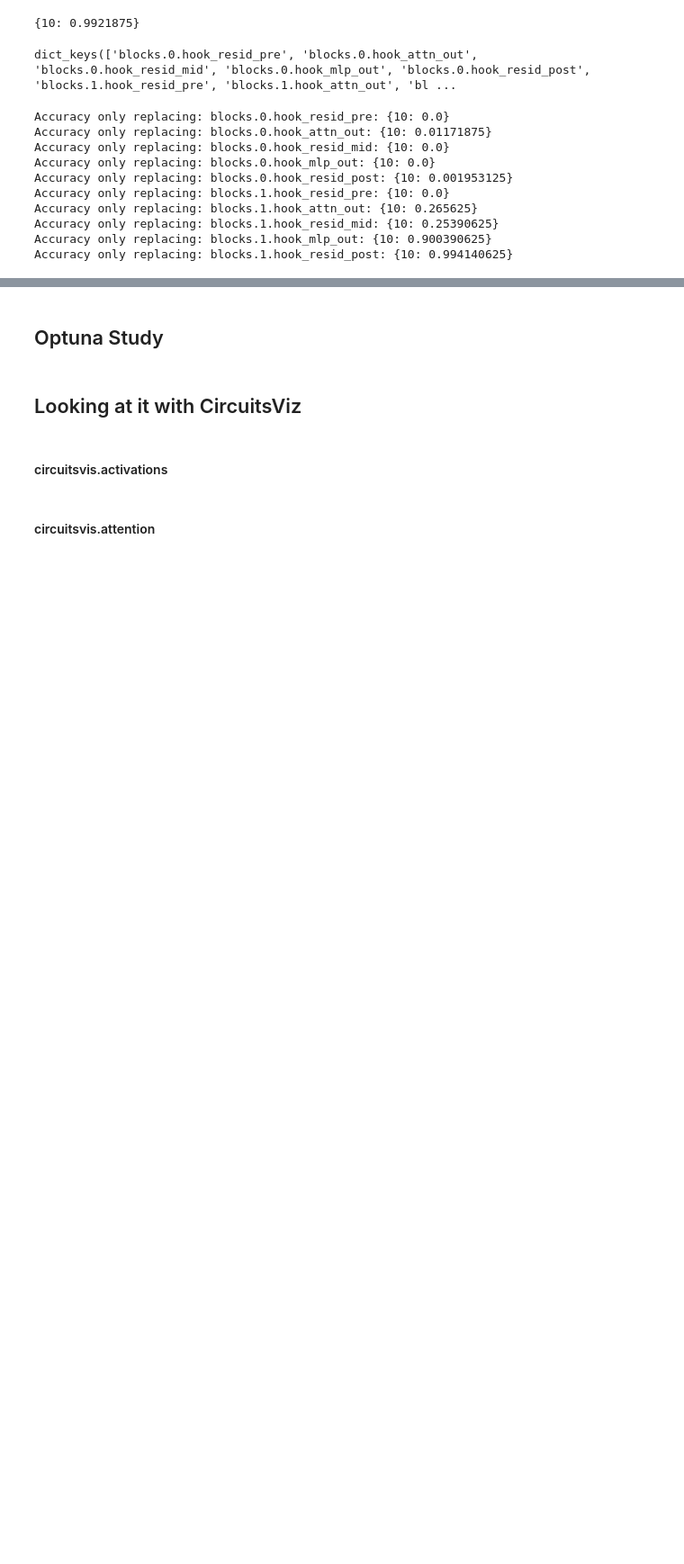
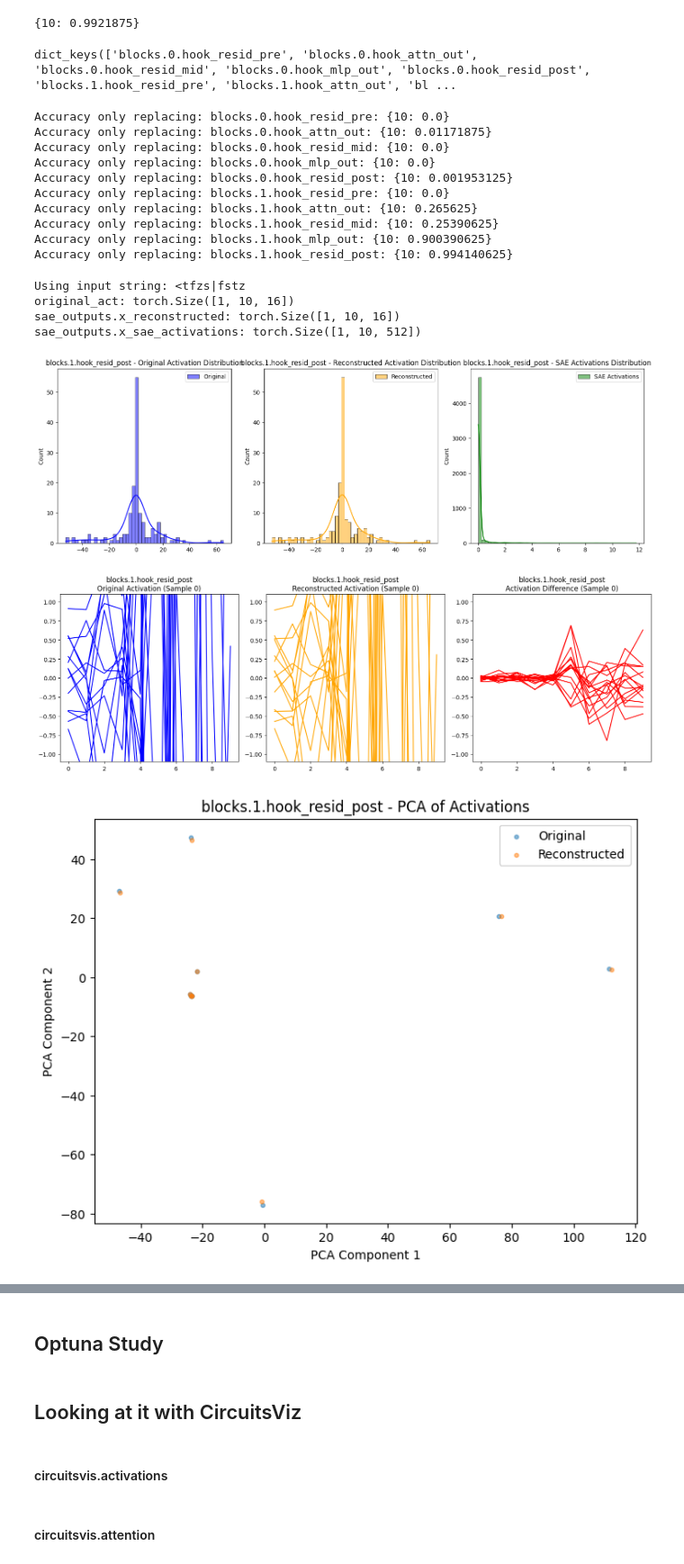
Before and after one commit to b-schoen/gpt_from_scratch, a Jupyter notebook: toy_problem_hooked_transformer.ipynb, the cells around one changed output, grey strips where cells are left out. Shown at 90% size. Cells and saved outputs as stored; diff of their text form; code cells hidden in the pictures; blank space fills up the shorter version.

```diff
--- a/toy_problem_hooked_transformer.ipynb
+++ b/toy_problem_hooked_transformer.ipynb
@@ -2738,7 +2785,7 @@ def create_sae_trainer_per_hook(
     sae_trainer_per_hook: dict[str, sae.SAETrainer] = {}
 
     # chosen arbitrarily
-    sae_expansion_factor = 32
+    sae_expansion_factor = 4
 
     for hook_name in residual_stream_hook_names:
 
@@ -2749,8 +2796,8 @@ def create_sae_trainer_per_hook(
             ),
             sae_trainer_cfg=sae.SAETrainerConfig(
                 hook_point=hook_name,
-                lr=1e-3,
-                loss_config=sae.SAELossConfig(l1_coefficient=1e-6),
+                lr=1e-4,
+                loss_config=sae.SAELossConfig(l1_coefficient=1e-2),
             ),
             device=device,
         )
@@ -2826,8 +2873,8 @@ import functools
 
 import torch.nn.functional as F
 
-num_epochs = 15000
-eval_every_n = 500
+num_epochs = 5000
+eval_every_n = 1000
 
 # create trainers to handle saes and transcoders
 transcoder_trainer_per_hook = create_transcoder_trainer_per_hook(model, device)
@@ -2847,6 +2894,8 @@ wandb.init(
 # NOTE: Statistics are being computed over one particular batch, which is likely noisy
 #
 # TODO(bschoen): Add evaluation against the test set
+#
+# NOTE: Toy models by their very nature might violate the assumption that real world data is sparse?
 #
 for epoch, batch in tqdm.tqdm(
     zip(
@@ -2892,5 +2941,7 @@ for epoch, batch in tqdm.tqdm(
         print(f"[{epoch}/{num_epochs}] Logging...")
         wandb.log(epoch_wandb_log_dict, step=epoch)
 
+        print_summary_of_sparsifier_wandb_log_dicts(epoch_wandb_log_dict)
+
 wandb.finish()
 # %% [output]
@@ -3013,3 +3284,36 @@ Accuracy only replacing: blocks.1.hook_attn_out: {10: 0.265625}
 Accuracy only replacing: blocks.1.hook_resid_mid: {10: 0.25390625}
 Accuracy only replacing: blocks.1.hook_mlp_out: {10: 0.900390625}
 Accuracy only replacing: blocks.1.hook_resid_post: {10: 0.994140625}
+# %%
+from gpt_from_scratch import sae
+
+for input_string, cache in test_example_string_to_cache.items():
+    print(f"Using input string: {input_string}")
+    break
+
+
+input_tokens = tokenize_string(tokenizer, input_string)
+
+# inject the SAE
+sae_hook_name = "blocks.1.hook_resid_post"
+
+original_act = cache[sae_hook_name]
+
+sae_model = sae_trainer_per_hook[sae_hook_name].sae
+
+sae_outputs = sae_model(original_act)
+
+print(f"original_act: {original_act.shape}")
+print(f"sae_outputs.x_reconstructed: {sae_outputs.x_reconstructed.shape}")
+print(f"sae_outputs.x_sae_activations: {sae_outputs.x_sae_activations.shape}")
+# %% [output]
+Using input string: <tfzs|fstz
+original_act: torch.Size([1, 10, 16])
+sae_outputs.x_reconstructed: torch.Size([1, 10, 16])
+sae_outputs.x_sae_activations: torch.Size([1, 10, 512])
+# %%
+plot_sae_reconstruction_comparisons(original_act, sae_outputs, sae_hook_name)
+# %% [output]
+[figure, added]
+[figure, added]
+[figure, added]
```
Also changed, not shown: parts of 12 cells of this notebook, 2 other files.
